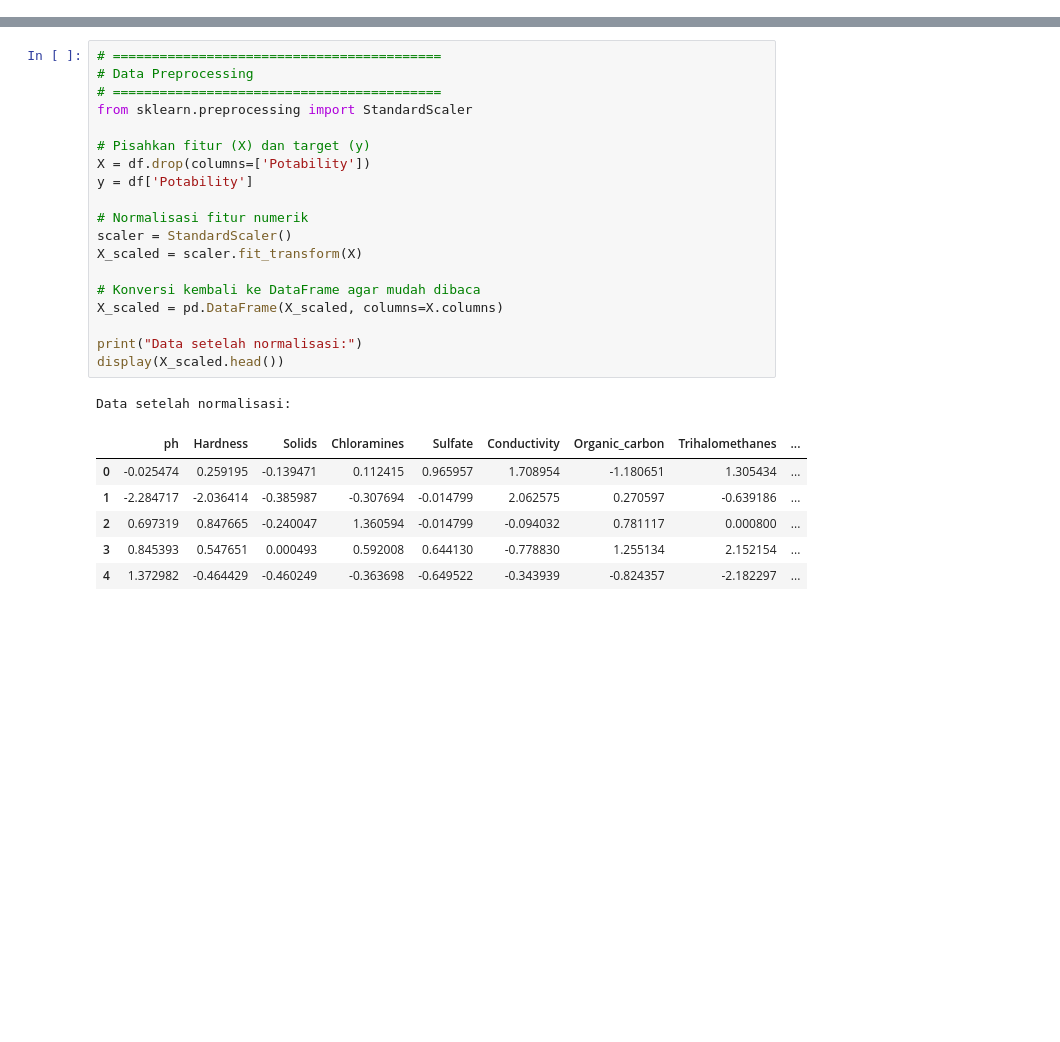
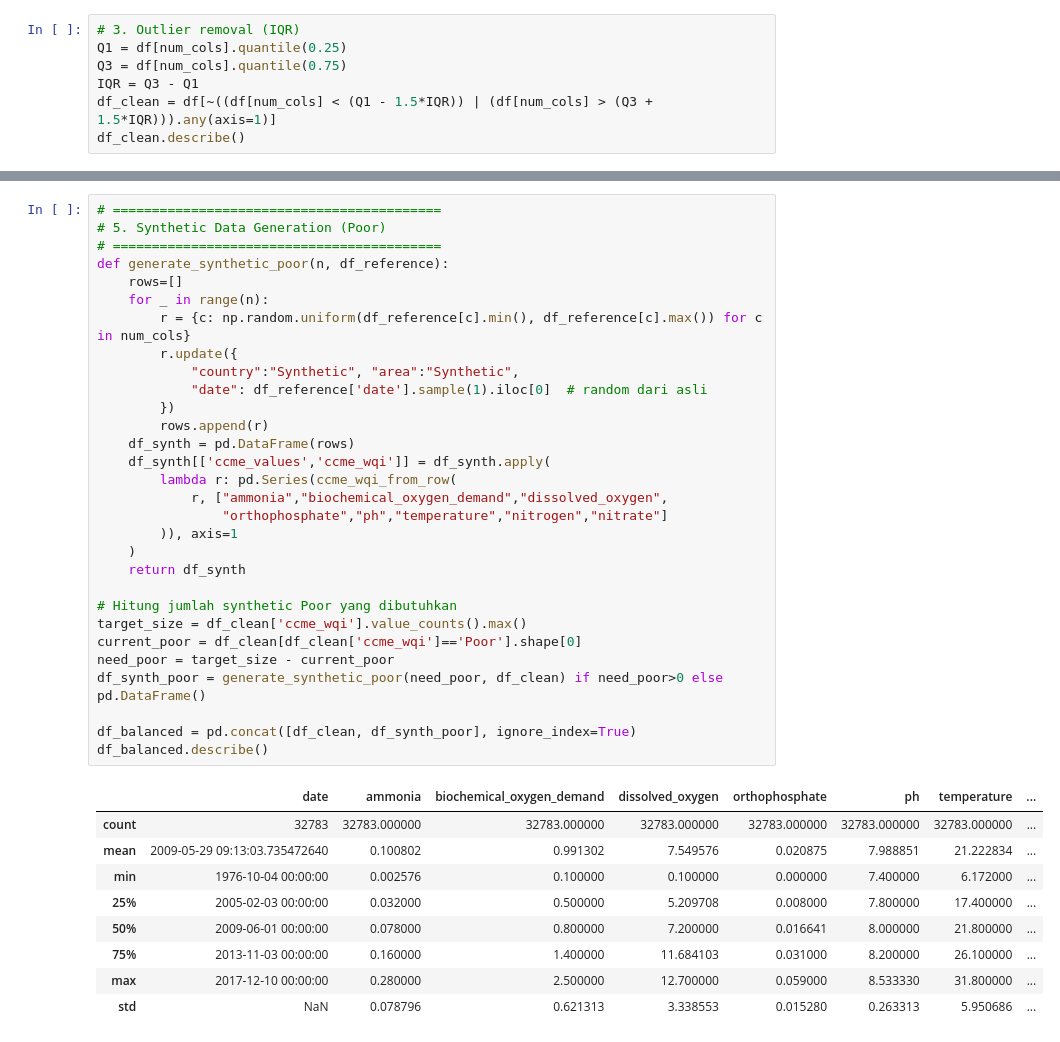
Before and after one commit to rafpoo/project-machine-learning, a Jupyter notebook: notebooks/DataPreProcessing.ipynb, the cells around one changed output, grey strips where cells are left out. Saved outputs shown, nothing was run; the diff lists cells and outputs as text; blank space fills up the shorter version.

```diff
--- a/notebooks/DataPreProcessing.ipynb
+++ b/notebooks/DataPreProcessing.ipynb
@@ -85,0 +59,7 @@ plt.show()
+# %%
+# 3. Outlier removal (IQR)
+Q1 = df[num_cols].quantile(0.25)
+Q3 = df[num_cols].quantile(0.75)
+IQR = Q3 - Q1
+df_clean = df[~((df[num_cols] < (Q1 - 1.5*IQR)) | (df[num_cols] > (Q3 + 1.5*IQR))).any(axis=1)]
+df_clean.describe()
@@ -86,29 +141,42 @@ plt.show()
 # %%
 # ==========================================
-# Data Preprocessing
+# 5. Synthetic Data Generation (Poor)
 # ==========================================
-from sklearn.preprocessing import StandardScaler
+def generate_synthetic_poor(n, df_reference):
+    rows=[]
+    for _ in range(n):
+        r = {c: np.random.uniform(df_reference[c].min(), df_reference[c].max()) for c in num_cols}
+        r.update({
+            "country":"Synthetic", "area":"Synthetic",
+            "date": df_reference['date'].sample(1).iloc[0]  # random dari asli
+        })
+        rows.append(r)
+    df_synth = pd.DataFrame(rows)
+    df_synth[['ccme_values','ccme_wqi']] = df_synth.apply(
+        lambda r: pd.Series(ccme_wqi_from_row(
+            r, ["ammonia","biochemical_oxygen_demand","dissolved_oxygen",
+                "orthophosphate","ph","temperature","nitrogen","nitrate"]
+        )), axis=1
+    )
+    return df_synth
 
-# Pisahkan fitur (X) dan target (y)
-X = df.drop(columns=['Potability'])
-y = df['Potability']
+# Hitung jumlah synthetic Poor yang dibutuhkan
+target_size = df_clean['ccme_wqi'].value_counts().max()
+current_poor = df_clean[df_clean['ccme_wqi']=='Poor'].shape[0]
+need_poor = target_size - current_poor
+df_synth_poor = generate_synthetic_poor(need_poor, df_clean) if need_poor>0 else pd.DataFrame()
 
-# Normalisasi fitur numerik
-scaler = StandardScaler()
-X_scaled = scaler.fit_transform(X)
-
-# Konversi kembali ke DataFrame agar mudah dibaca
-X_scaled = pd.DataFrame(X_scaled, columns=X.columns)
-
-print("Data setelah normalisasi:")
-display(X_scaled.head())
+df_balanced = pd.concat([df_clean, df_synth_poor], ignore_index=True)
+df_balanced.describe()
 # %% [output]
-Data setelah normalisasi:
-|  | ph | Hardness | Solids | Chloramines | Sulfate | Conductivity | Organic_carbon | Trihalomethanes | ... |
-| 0 | -0.025474 | 0.259195 | -0.139471 | 0.112415 | 0.965957 | 1.708954 | -1.180651 | 1.305434 | ... |
-| 1 | -2.284717 | -2.036414 | -0.385987 | -0.307694 | -0.014799 | 2.062575 | 0.270597 | -0.639186 | ... |
-| 2 | 0.697319 | 0.847665 | -0.240047 | 1.360594 | -0.014799 | -0.094032 | 0.781117 | 0.000800 | ... |
-| 3 | 0.845393 | 0.547651 | 0.000493 | 0.592008 | 0.644130 | -0.778830 | 1.255134 | 2.152154 | ... |
-| 4 | 1.372982 | -0.464429 | -0.460249 | -0.363698 | -0.649522 | -0.343939 | -0.824357 | -2.182297 | ... |
+|  | date | ammonia | biochemical_oxygen_demand | dissolved_oxygen | orthophosphate | ph | temperature | ... |
+| count | 32783 | 32783.000000 | 32783.000000 | 32783.000000 | 32783.000000 | 32783.000000 | 32783.000000 | ... |
+| mean | 2009-05-29 09:13:03.735472640 | 0.100802 | 0.991302 | 7.549576 | 0.020875 | 7.988851 | 21.222834 | ... |
+| min | 1976-10-04 00:00:00 | 0.002576 | 0.100000 | 0.100000 | 0.000000 | 7.400000 | 6.172000 | ... |
+| 25% | 2005-02-03 00:00:00 | 0.032000 | 0.500000 | 5.209708 | 0.008000 | 7.800000 | 17.400000 | ... |
+| 50% | 2009-06-01 00:00:00 | 0.078000 | 0.800000 | 7.200000 | 0.016641 | 8.000000 | 21.800000 | ... |
+| 75% | 2013-11-03 00:00:00 | 0.160000 | 1.400000 | 11.684103 | 0.031000 | 8.200000 | 26.100000 | ... |
+| max | 2017-12-10 00:00:00 | 0.280000 | 2.500000 | 12.700000 | 0.059000 | 8.533330 | 31.800000 | ... |
+| std | NaN | 0.078796 | 0.621313 | 3.338553 | 0.015280 | 0.263313 | 5.950686 | ... |
 # %%
 # ==========================================
```
Also changed, not shown: parts of 10 cells of this notebook, 13 other files.
